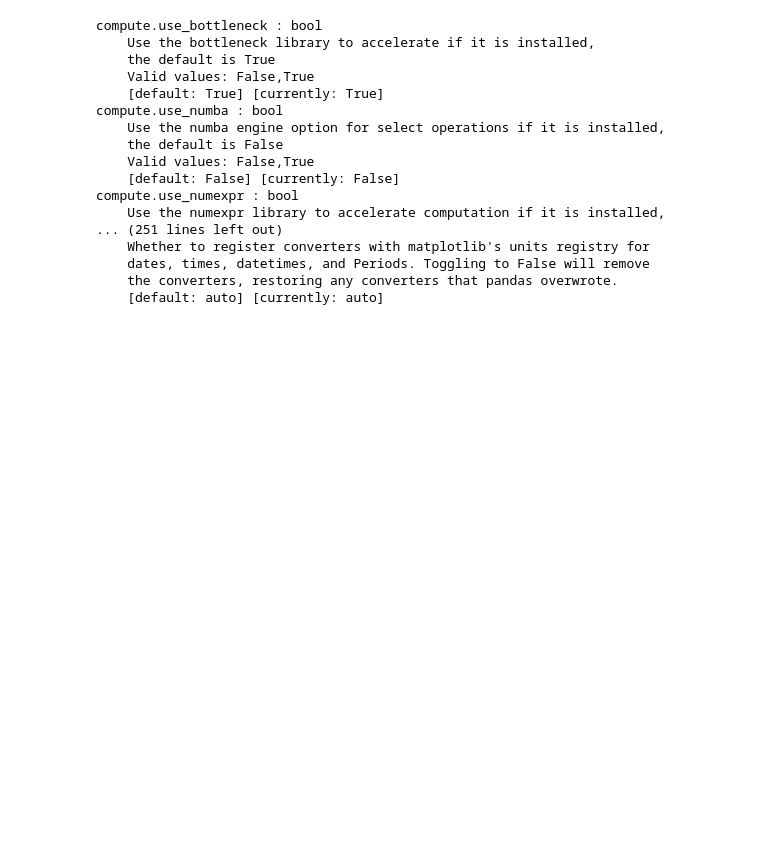
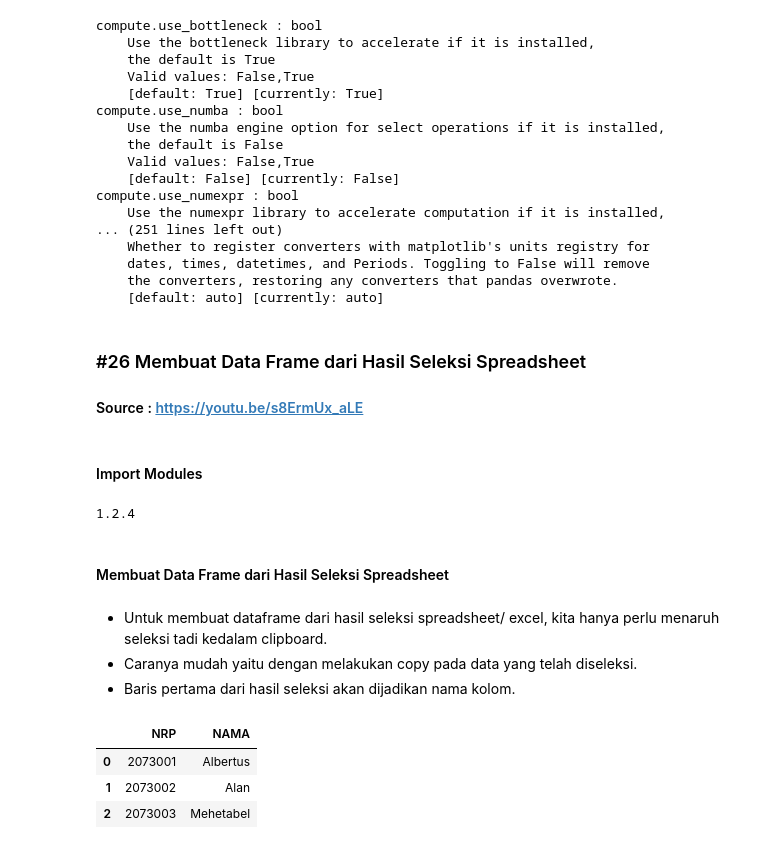
Before and after one commit to AlbertusAlanMehetabel/trik_pandas, a Jupyter notebook: Trik_Pandas_07.ipynb, the cells around one changed output. Saved outputs shown, nothing was run; the diff lists cells and outputs as text; code cells hidden in the pictures; blank space fills up the shorter version.

Commit message:
Update: Add 'Membuat Data Frame dari Hasil Seleksi Spreadsheet' tricks
- Add 'Membuat Data Frame dari Hasil Seleksi Spreadsheet' points

```diff
--- a/Trik_Pandas_07.ipynb
+++ b/Trik_Pandas_07.ipynb
@@ -96,3 +96,30 @@ compute.use_numexpr : bool
     dates, times, datetimes, and Periods. Toggling to False will remove
     the converters, restoring any converters that pandas overwrote.
     [default: auto] [currently: auto]
+# %% [markdown]
+####
+### #26 Membuat Data Frame dari Hasil Seleksi Spreadsheet
+#### Source : https://youtu.be/s8ErmUx_aLE
+# %% [markdown]
+#### Import Modules
+# %%
+import pandas as pd
+
+# Cek versi
+print(pd.__version__)
+# %% [output]
+1.2.4
+# %% [markdown]
+#### Membuat Data Frame dari Hasil Seleksi Spreadsheet
+# %% [markdown]
+- Untuk membuat dataframe dari hasil seleksi spreadsheet/ excel, kita hanya perlu menaruh seleksi tadi kedalam clipboard.
+- Caranya mudah yaitu dengan melakukan copy pada data yang telah diseleksi.
+- Baris pertama dari hasil seleksi akan dijadikan nama kolom.
+# %%
+df = pd.read_clipboard()
+df
+# %% [output]
+|  | NRP | NAMA |
+| 0 | 2073001 | Albertus |
+| 1 | 2073002 | Alan |
+| 2 | 2073003 | Mehetabel |
```
